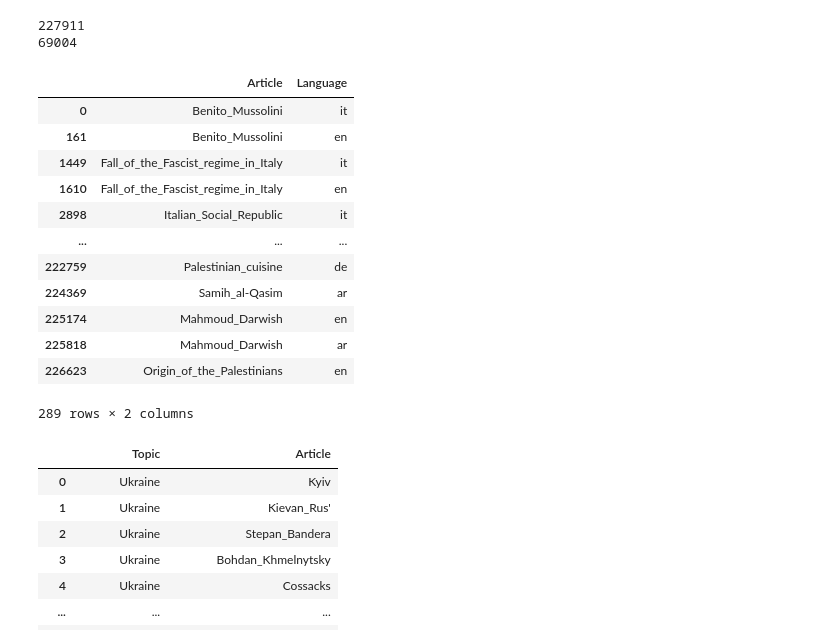
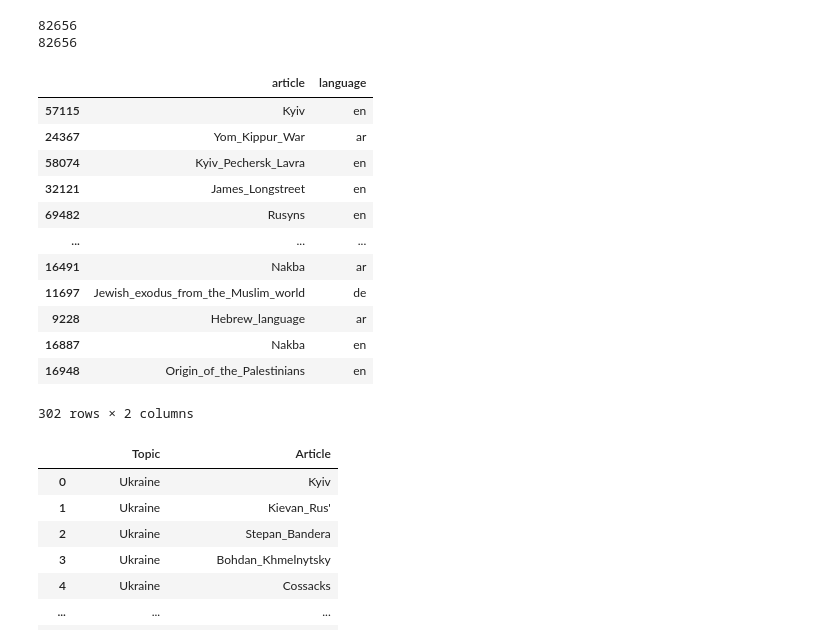
Before and after one commit to Rrisko/WikiEdits, a Jupyter notebook: code/correlation_analysis.ipynb, the cells around one changed output. Drawn from its saved outputs; the diff is of its cells as text; code cells hidden in the pictures.

Commit message:
Finalized detailed information, updated correlation analysis

```diff
--- a/code/correlation_analysis.ipynb
+++ b/code/correlation_analysis.ipynb
@@ -63,0 +15,17 @@ wikiData_reverted = pd.merge(wikiData_reverted, grouped, on=['Article', 'Languag
+# %%
+wikiData_US = pd.read_csv("../data/detailed_data/detailedEdits_2024-06-13-11-03.csv")
+wikiData_US['topic'] = 'US_Civil_War'
+
+wikiData_UA = pd.read_csv("../data/detailed_data/detailedEdits_2024-06-13-22-44.csv")
+wikiData_UA['topic'] = 'Ukraine'
+
+wikiData_IP = pd.read_csv("../data/detailed_data/detailedEdits_2024-06-14-11-41.csv")
+wikiData_IP['topic'] = 'Israel/Palestine'
+
+
+wikiData_all = pd.concat([wikiData_UA, wikiData_US, wikiData_IP])[['user', 'timestamp', 'size', 'reverted', 'reversion', 'topic', 'article', 'language', 'total_edits', 'article_edits']].drop_duplicates()
+wikiData_all['ratio_edits'] = (wikiData_all['article_edits']/wikiData_all['total_edits']).replace(np.inf, 1.01)
+
+wikiData_all['timestamp'] = pd.to_datetime(wikiData_all['timestamp'])
+wikiData_all['month'] = wikiData_all['timestamp'].dt.month
+wikiData_all['year'] = wikiData_all['timestamp'].dt.year
@@ -63,0 +91,14 @@ wikiData_reverted = pd.merge(wikiData_reverted, grouped, on=['Article', 'Languag
+# %%
+wikiData_grouped = wikiData_all.groupby(['topic', 'article', 'language', 'year', 'month']).agg(
+    edits = ('timestamp', 'size'),
+    reverted_edits = ('reverted', 'sum'),
+    reversions = ('reversion', 'sum'),
+    mean_size = ('size', 'mean')
+).reset_index()
+
+first_edits = wikiData_all.groupby(['article', 'language'])['timestamp'].min().reset_index().rename(columns={'timestamp': 'first_edit'})
+
+# Step 3: Merge the minimum mean_d back to the original grouped DataFrame
+wikiData_grouped = wikiData_grouped.merge(first_edits, on=['article', 'language'])
+
+wikiData_grouped
@@ -63,0 +179,6 @@ wikiData_reverted = pd.merge(wikiData_reverted, grouped, on=['Article', 'Languag
+# %%
+print(len(wikiData_grouped))
+
+wikiData = insert_empty_intervals(wikiData_grouped)
+
+print(len(wikiData))
@@ -119,28 +299,28 @@ correlation_edits('Abraham_Lincoln', 'en', 'Abraham_Lincoln', 'de')[0]
 # %%
 print(len(wikiData))
 
-wikiData = wikiData[wikiData['Total_edits'] > 0]
+wikiData = wikiData[wikiData['total_edits'] > 0]
 
 print(len(wikiData))
 # %% [output]
-227911
-69004
+82656
+82656
 # %%
-wikiData.loc[wikiData['Total_edits'] > 200, ['Article', 'Language']].drop_duplicates()
+wikiData.loc[wikiData['total_edits'] > 200, ['article', 'language']].drop_duplicates()
 # %% [output]
-|  | Article | Language |
-| 0 | Benito_Mussolini | it |
-| 161 | Benito_Mussolini | en |
-| 1449 | Fall_of_the_Fascist_regime_in_Italy | it |
-| 1610 | Fall_of_the_Fascist_regime_in_Italy | en |
-| 2898 | Italian_Social_Republic | it |
+|  | article | language |
+| 57115 | Kyiv | en |
+| 24367 | Yom_Kippur_War | ar |
+| 58074 | Kyiv_Pechersk_Lavra | en |
+| 32121 | James_Longstreet | en |
+| 69482 | Rusyns | en |
 | ... | ... | ... |
-| 222759 | Palestinian_cuisine | de |
-| 224369 | Samih_al-Qasim | ar |
-| 225174 | Mahmoud_Darwish | en |
-| 225818 | Mahmoud_Darwish | ar |
-| 226623 | Origin_of_the_Palestinians | en |
+| 16491 | Nakba | ar |
+| 11697 | Jewish_exodus_from_the_Muslim_world | de |
+| 9228 | Hebrew_language | ar |
+| 16887 | Nakba | en |
+| 16948 | Origin_of_the_Palestinians | en |
-289 rows × 2 columns
+302 rows × 2 columns
 # %%
 def calculate_correlations(df : pd.DataFrame = wikiData) -> pd.DataFrame:
 
```
Also changed, not shown: parts of 24 cells of this notebook, 4 other files.
